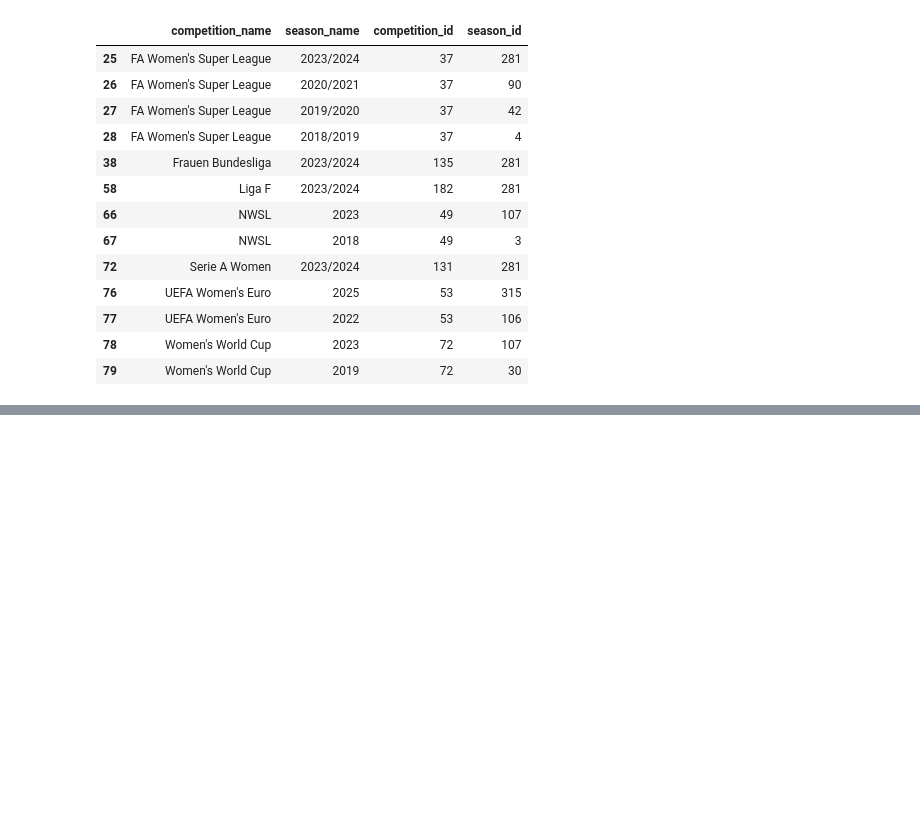
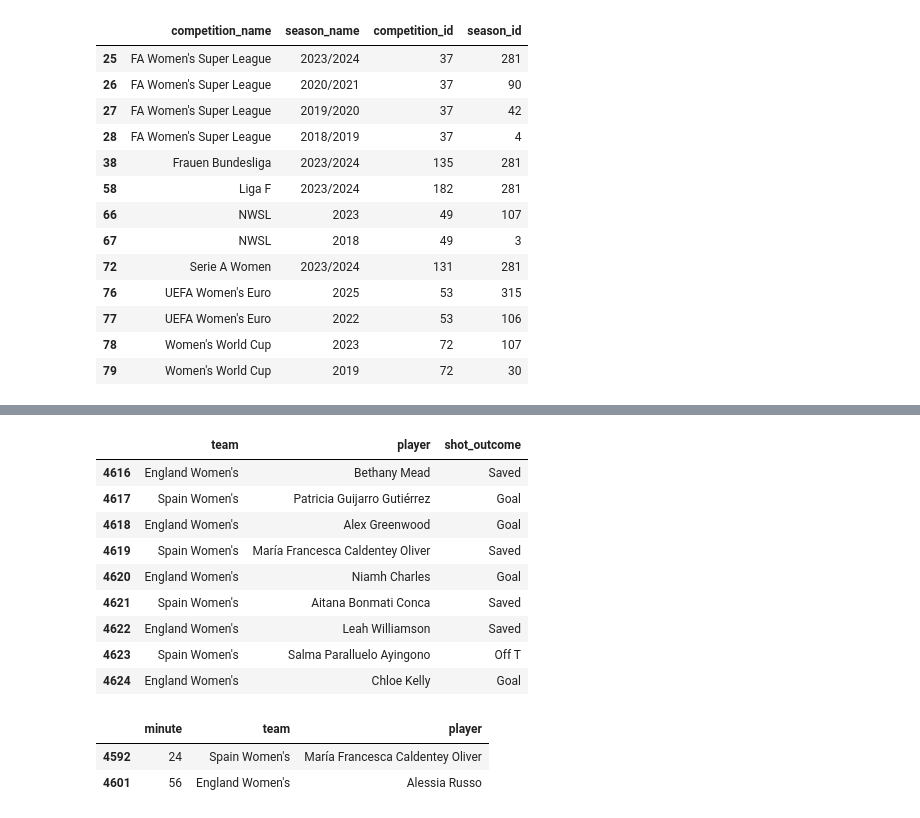
Before and after one commit to georgiajayy/womens-football-dashboard, a Jupyter notebook: 01_exploration.ipynb, the cells around one changed output, grey strips where cells are left out. Saved outputs shown, nothing was run; the diff lists cells and outputs as text; code cells hidden in the pictures; blank space fills up the shorter version.

```diff
--- a/01_exploration.ipynb
+++ b/01_exploration.ipynb
@@ -30,0 +106,20 @@ womens[["competition_name", "season_name", "competition_id", "season_id"]]
+# %%
+shots[shots["period"] == 5][["team", "player", "shot_outcome"]]
+# %% [output]
+|  | team | player | shot_outcome |
+| 4616 | England Women's | Bethany Mead | Saved |
+| 4617 | Spain Women's | Patricia Guijarro Gutiérrez | Goal |
+| 4618 | England Women's | Alex Greenwood | Goal |
+| 4619 | Spain Women's | María Francesca Caldentey Oliver | Saved |
+| 4620 | England Women's | Niamh Charles | Goal |
+| 4621 | Spain Women's | Aitana Bonmati Conca | Saved |
+| 4622 | England Women's | Leah Williamson | Saved |
+| 4623 | Spain Women's | Salma Paralluelo Ayingono | Off T |
+| 4624 | England Women's | Chloe Kelly | Goal |
+# %%
+match_goals = shots[(shots["shot_outcome"] == "Goal") & (shots["period"] < 5)]
+match_goals[["minute", "team", "player"]]
+# %% [output]
+|  | minute | team | player |
+| 4592 | 24 | Spain Women's | María Francesca Caldentey Oliver |
+| 4601 | 56 | England Women's | Alessia Russo |
```
Also changed, not shown: parts of 7 cells of this notebook, 1 other file.
